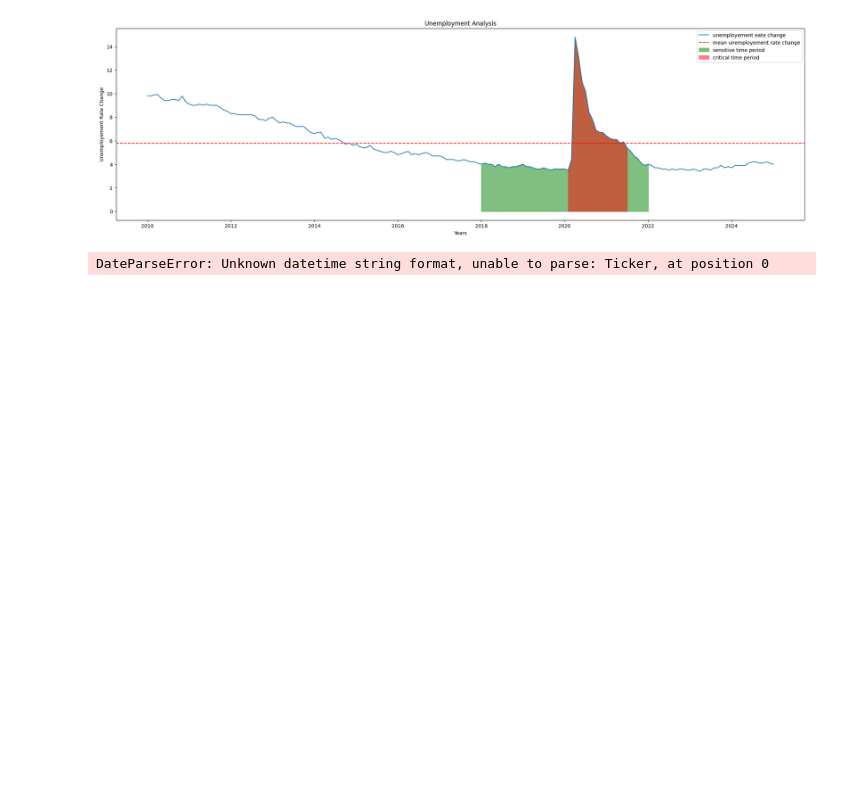
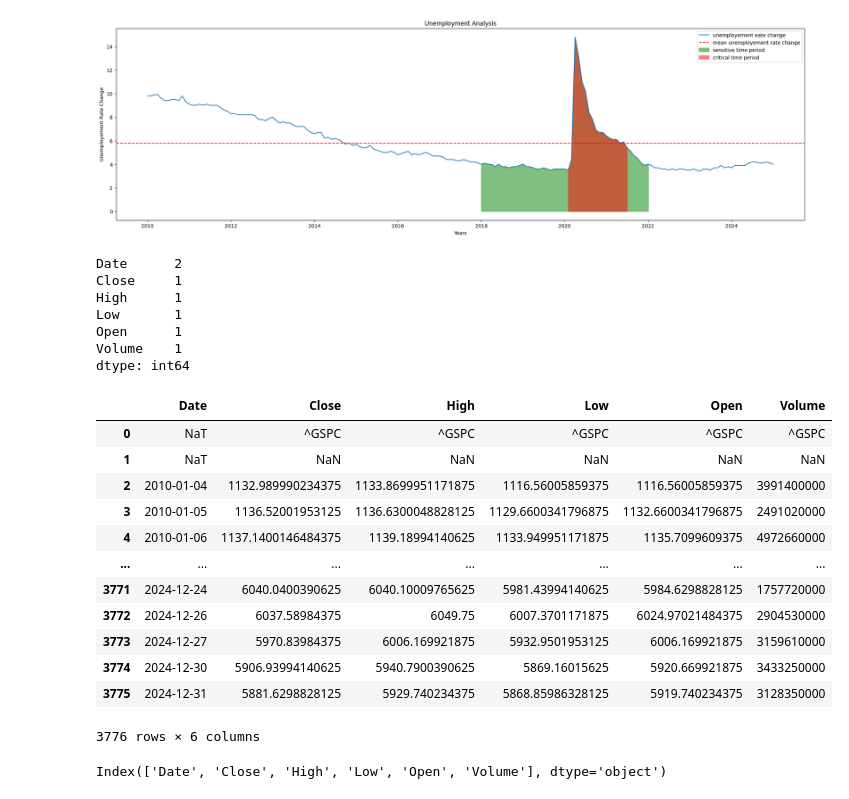
Before and after one commit to tanmaykumarchaki/AI-Driven-Market-Transformation-Analytics, a Jupyter notebook: ai-market-regime-shift-analysis/data_import.ipynb, the cells around one changed output. Saved outputs shown, nothing was run; the diff lists cells and outputs as text; code cells hidden in the pictures; blank space fills up the shorter version.

```diff
--- a/ai-market-regime-shift-analysis/data_import.ipynb
+++ b/ai-market-regime-shift-analysis/data_import.ipynb
@@ -471,15 +471,39 @@ plt.show()
 # %% [output]
 [figure]
 # %%
-# df500 = pd.read_csv("data/S&P500.csv")
-# df500 = df500.rename(columns={'Price':'Date'})
-# df500['Date'] = pd.to_datetime(df500['Date'])
-# df500.dropna(subset=['High'])
-# df500.dropna(subset=['Low'])
-# df500.dropna(subset=['Open'])
-# df500.dropna(subset=['Close'])
-# print(df500.isnull().sum())
+df500 = pd.read_csv("data/S&P500.csv")
+df500 = df500.rename(columns={'Price':'Date'})
+df500['Date'] = pd.to_datetime(df500['Date'], format = '%Y-%m-%d', errors = 'coerce')
+df500.dropna(subset=['High'])
+df500.dropna(subset=['Low'])
+df500.dropna(subset=['Open'])
+df500.dropna(subset=['Close'])
+df500.drop_duplicates()
+print(df500.isnull().sum())
 
-# df500
+df500
 # %% [output]
-DateParseError: Unknown datetime string format, unable to parse: Ticker, at position 0
+Date      2
+Close     1
+High      1
+Low       1
+Open      1
+Volume    1
+dtype: int64
+|  | Date | Close | High | Low | Open | Volume |
+| 0 | NaT | ^GSPC | ^GSPC | ^GSPC | ^GSPC | ^GSPC |
+| 1 | NaT | NaN | NaN | NaN | NaN | NaN |
+| 2 | 2010-01-04 | 1132.989990234375 | 1133.8699951171875 | 1116.56005859375 | 1116.56005859375 | 3991400000 |
+| 3 | 2010-01-05 | 1136.52001953125 | 1136.6300048828125 | 1129.6600341796875 | 1132.6600341796875 | 2491020000 |
+| 4 | 2010-01-06 | 1137.1400146484375 | 1139.18994140625 | 1133.949951171875 | 1135.7099609375 | 4972660000 |
+| ... | ... | ... | ... | ... | ... | ... |
+| 3771 | 2024-12-24 | 6040.0400390625 | 6040.10009765625 | 5981.43994140625 | 5984.6298828125 | 1757720000 |
+| 3772 | 2024-12-26 | 6037.58984375 | 6049.75 | 6007.3701171875 | 6024.97021484375 | 2904530000 |
+| 3773 | 2024-12-27 | 5970.83984375 | 6006.169921875 | 5932.9501953125 | 6006.169921875 | 3159610000 |
+| 3774 | 2024-12-30 | 5906.93994140625 | 5940.7900390625 | 5869.16015625 | 5920.669921875 | 3433250000 |
+| 3775 | 2024-12-31 | 5881.6298828125 | 5929.740234375 | 5868.85986328125 | 5919.740234375 | 3128350000 |
+3776 rows × 6 columns
+# %%
+print(df500.columns)
+# %% [output]
+Index(['Date', 'Close', 'High', 'Low', 'Open', 'Volume'], dtype='object')
```
